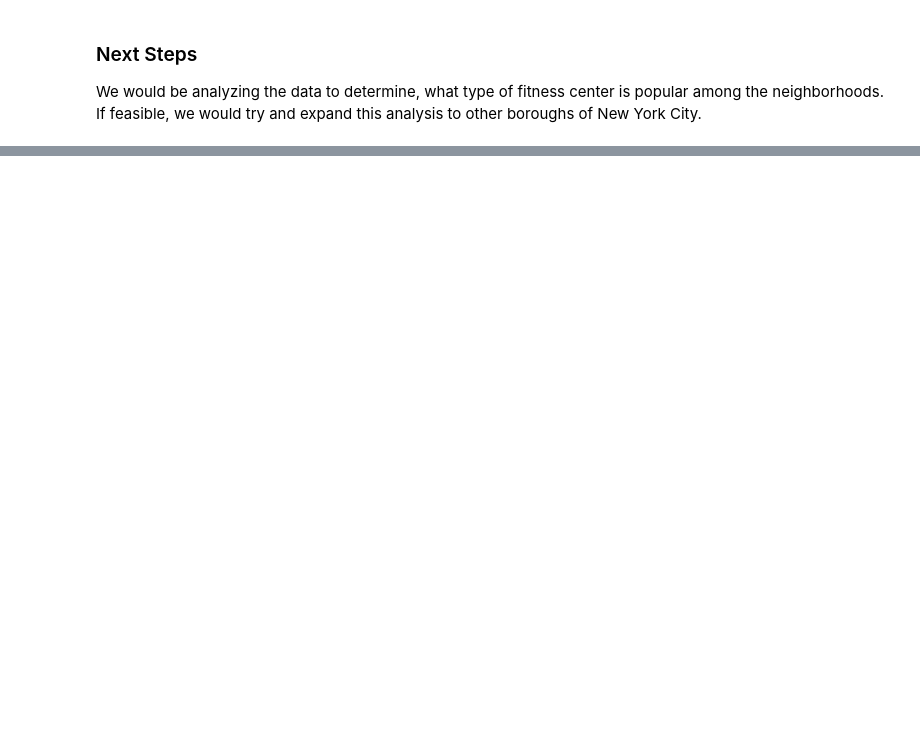
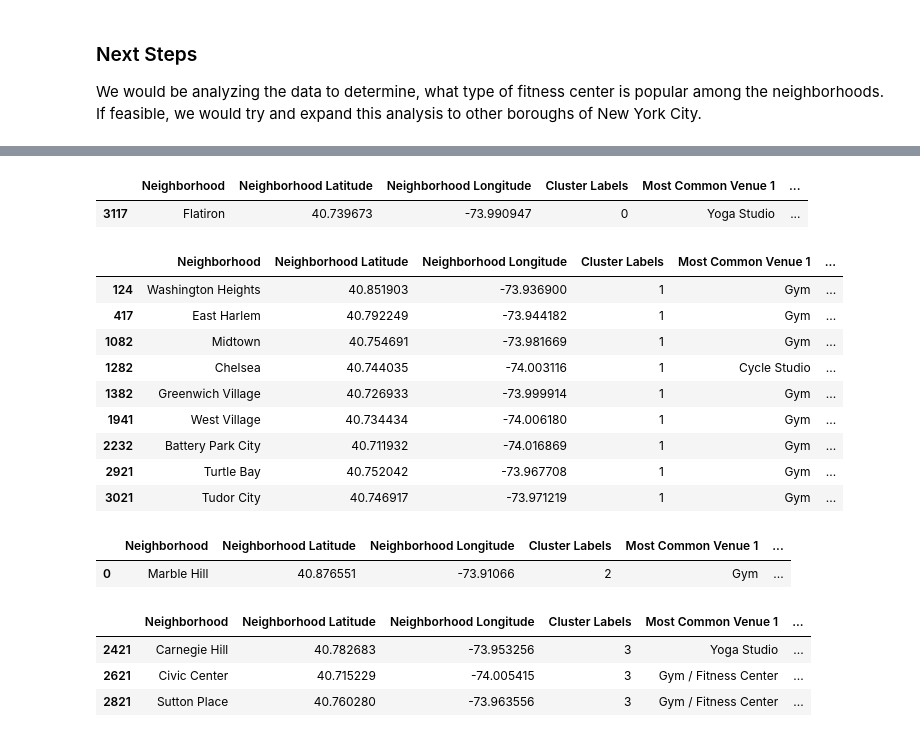
Before and after one commit to devdatta-k/Coursera_Capstone, a Jupyter notebook: CourseraCapstone_Data Analysis Notebook - Coursera.ipynb, the cells around one changed output, grey strips where cells are left out. Drawn from its saved outputs; the diff is of its cells as text; code cells hidden in the pictures; blank space fills up the shorter version.

```diff
--- a/CourseraCapstone_Data Analysis Notebook - Coursera.ipynb
+++ b/CourseraCapstone_Data Analysis Notebook - Coursera.ipynb
@@ -255,0 +675,30 @@ We would be analyzing the data to determine, what type of fitness center is popu
+# %%
+manMerged.loc[manMerged['Cluster Labels'] == 0, manMerged.columns[0:]]
+# %% [output]
+|  | Neighborhood | Neighborhood Latitude | Neighborhood Longitude | Cluster Labels | Most Common Venue 1 | ... |
+| 3117 | Flatiron | 40.739673 | -73.990947 | 0 | Yoga Studio | ... |
+# %%
+manMerged.loc[manMerged['Cluster Labels'] == 1, manMerged.columns[0:]]
+# %% [output]
+|  | Neighborhood | Neighborhood Latitude | Neighborhood Longitude | Cluster Labels | Most Common Venue 1 | ... |
+| 124 | Washington Heights | 40.851903 | -73.936900 | 1 | Gym | ... |
+| 417 | East Harlem | 40.792249 | -73.944182 | 1 | Gym | ... |
+| 1082 | Midtown | 40.754691 | -73.981669 | 1 | Gym | ... |
+| 1282 | Chelsea | 40.744035 | -74.003116 | 1 | Cycle Studio | ... |
+| 1382 | Greenwich Village | 40.726933 | -73.999914 | 1 | Gym | ... |
+| 1941 | West Village | 40.734434 | -74.006180 | 1 | Gym | ... |
+| 2232 | Battery Park City | 40.711932 | -74.016869 | 1 | Gym | ... |
+| 2921 | Turtle Bay | 40.752042 | -73.967708 | 1 | Gym | ... |
+| 3021 | Tudor City | 40.746917 | -73.971219 | 1 | Gym | ... |
+# %%
+manMerged.loc[manMerged['Cluster Labels'] == 2, manMerged.columns[0:]]
+# %% [output]
+|  | Neighborhood | Neighborhood Latitude | Neighborhood Longitude | Cluster Labels | Most Common Venue 1 | ... |
+| 0 | Marble Hill | 40.876551 | -73.91066 | 2 | Gym | ... |
+# %%
+manMerged.loc[manMerged['Cluster Labels'] == 3, manMerged.columns[0:]]
+# %% [output]
+|  | Neighborhood | Neighborhood Latitude | Neighborhood Longitude | Cluster Labels | Most Common Venue 1 | ... |
+| 2421 | Carnegie Hill | 40.782683 | -73.953256 | 3 | Yoga Studio | ... |
+| 2621 | Civic Center | 40.715229 | -74.005415 | 3 | Gym / Fitness Center | ... |
+| 2821 | Sutton Place | 40.760280 | -73.963556 | 3 | Gym / Fitness Center | ... |
```
Also changed, not shown: parts of 52 cells of this notebook, 1 other file.
